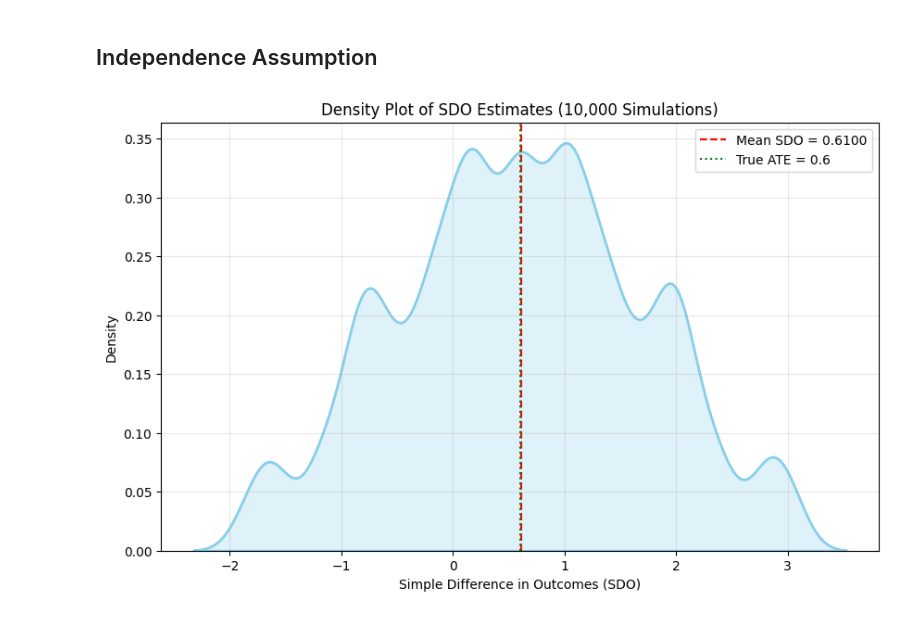
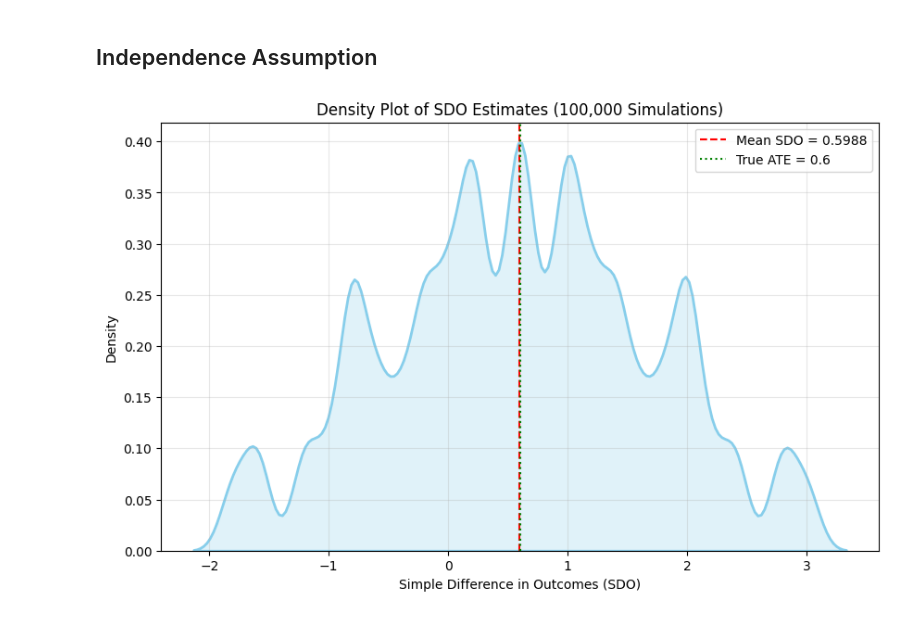
Before and after one commit to kabeerbora/ECON5625, a Jupyter notebook: DAGs_Lecture_IV.ipynb, the cells around one changed output. Saved outputs shown, nothing was run; the diff lists cells and outputs as text; code cells hidden in the pictures.

```diff
--- a/DAGs_Lecture_IV.ipynb
+++ b/DAGs_Lecture_IV.ipynb
@@ -641,36 +641,34 @@ def read_data(file):
 
 
 
 def gap():
     sdo = pd.DataFrame({
         'y1': (7, 5, 5, 7, 4, 10, 1, 5, 3, 9),
         'y0' : (1, 6, 1, 8, 2, 1, 10, 6, 7, 8),
         'random' : np.random.normal(size=10)})
     sdo.sort_values('random', inplace=True)
     sdo['d'] = [1,1,1,1,1,0,0,0,0,0]
     sdo['y'] = sdo['d']*sdo['y1'] + (1-sdo['d'])*sdo['y0']
 
     sdo = np.mean(sdo.y.values[0:5] - sdo.y.values[5:10])
 
     return sdo
 
 
-sim = [gap() for x in range(10000)]
+sim = [gap() for x in range(100000)]
 np.mean(sim)
 
 mean_sdo = np.mean(sim)
-true_ate = 0.6  # As calculated from y1-y0 for all individuals
-
-# Create density plot
+true_ate = 0.6
 plt.figure(figsize=(10, 6))
 sns.kdeplot(sim, fill=True, color='skyblue', linewidth=2)
 plt.axvline(mean_sdo, color='red', linestyle='--', label=f'Mean SDO = {mean_sdo:.4f}')
 plt.axvline(true_ate, color='green', linestyle=':', label=f'True ATE = {true_ate:.1f}')
-plt.title('Density Plot of SDO Estimates (10,000 Simulations)')
+plt.title('Density Plot of SDO Estimates (100,000 Simulations)')
 plt.xlabel('Simple Difference in Outcomes (SDO)')
 plt.ylabel('Density')
 plt.legend()
 plt.grid(True, alpha=0.3)
 plt.show()
 # %% [output]
-[figure, old version]
+[figure, new version]
```
